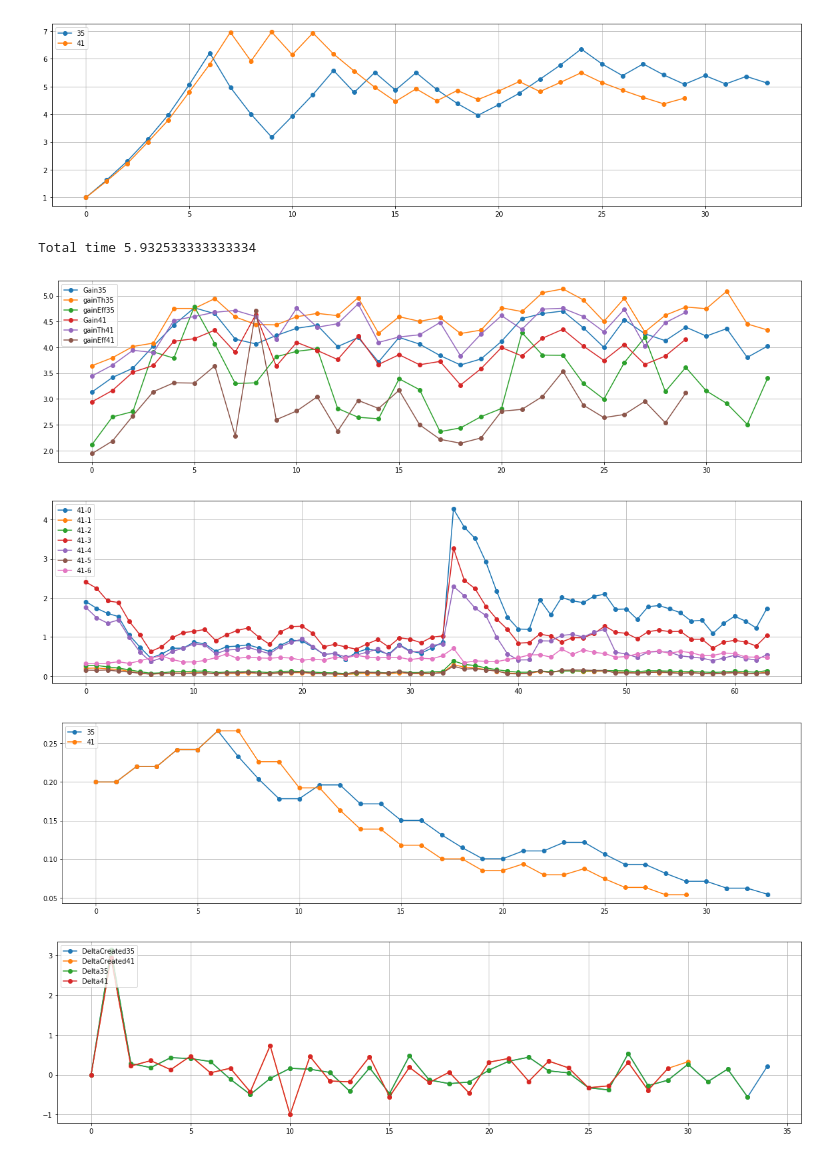
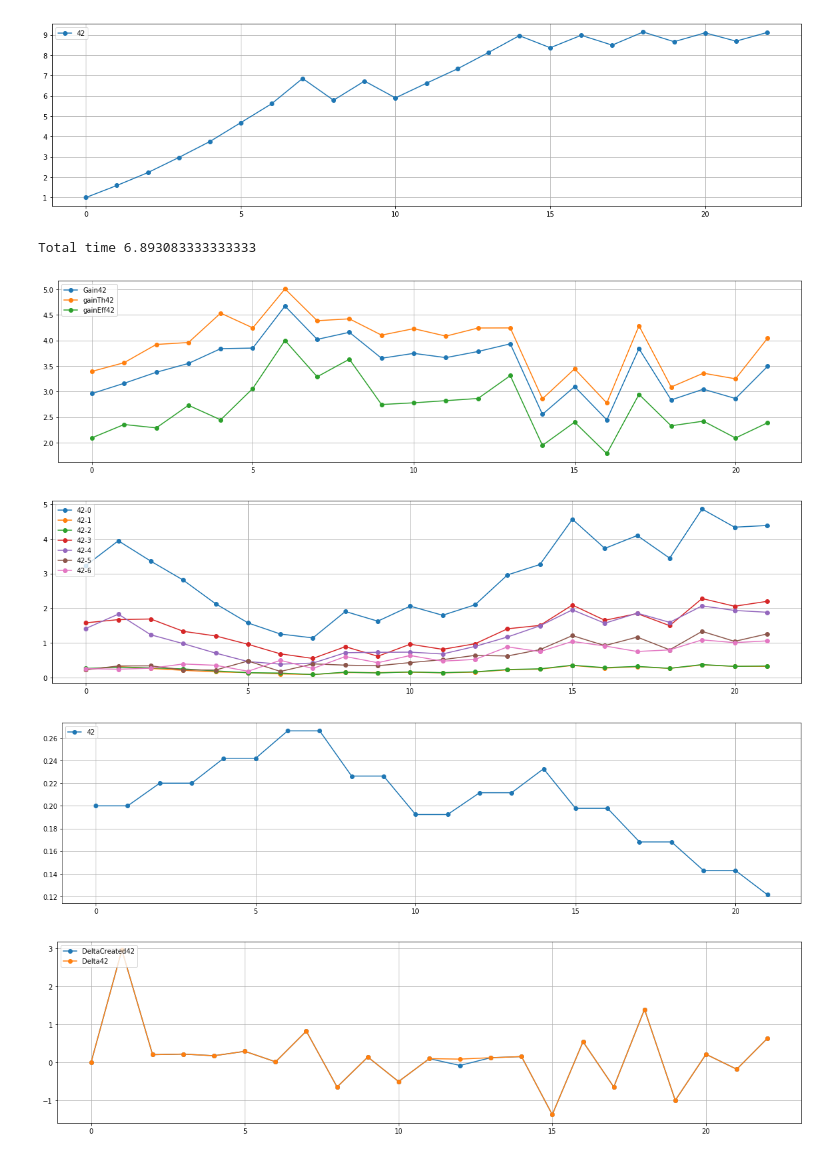
Before and after one commit to AndreeaStefan/SmartuistWrapper, a Jupyter notebook: evaluation/PlotResults.ipynb, the cells around one changed output. Cells and saved outputs as stored; diff of their text form; code cells hidden in the pictures.

Commit message:
PLAYER 42; Hubert same

```diff
--- a/evaluation/PlotResults.ipynb
+++ b/evaluation/PlotResults.ipynb
@@ -95,7 +95,7 @@ plt.show()
 # player 8 = change effort
 # player 9 = same as 8
 
-players = [35,41]
+players = [42]
 results = []
 gradientStats = []
 path ="C:\\Users\\huber\\OneDrive\\Dokumenty\\thesis-hubert\\unity\\SmartuistWrapper\\tapResult.csv"
@@ -235,39 +235,39 @@ for p in players:
     tmp = gradientStats[p]
     gain = [0]
     prevGain = [0]
     for words in tmp:
         gain.append(float(words[5]))
         prevGain.append(float(words[4]))
 
 
     delta = np.array(gain) - np.array(prevGain)
     x = list(range(0, len(delta)))
     plt.plot(x, delta, 'o-', label="DeltaCreated"+str(p))
 plt.legend(loc='upper left')
 plt.grid(True)
 
 
 # delta
 for p in players:
     tmp = results[p]
     delta = []
     for words in tmp:
         delta.append(float(words[30]))
 
 #     smallDeltas = delta.toList()
     delta =  [x for i, x in enumerate(delta) if i == delta.index(x)]
     x = list(range(0, len(delta)))
     plt.plot(x, delta, 'o-', label="Delta"+str(p))
 plt.legend(loc='upper left')
 plt.grid(True)
 plt.show()
 # %% [output]
-[figure, old version]
+[figure, new version]
-Total time 5.932533333333334
+Total time 6.893083333333333
-[figure, old version]
+[figure, new version]
-[figure, old version]
+[figure, new version]
-[figure, old version]
+[figure, new version]
-[figure, old version]
+[figure, new version]
 # %%
 # plt.plot(x, uniqueGain, 'go-')
 # plt.grid(True)
```
Also changed, not shown: 2 other files.
